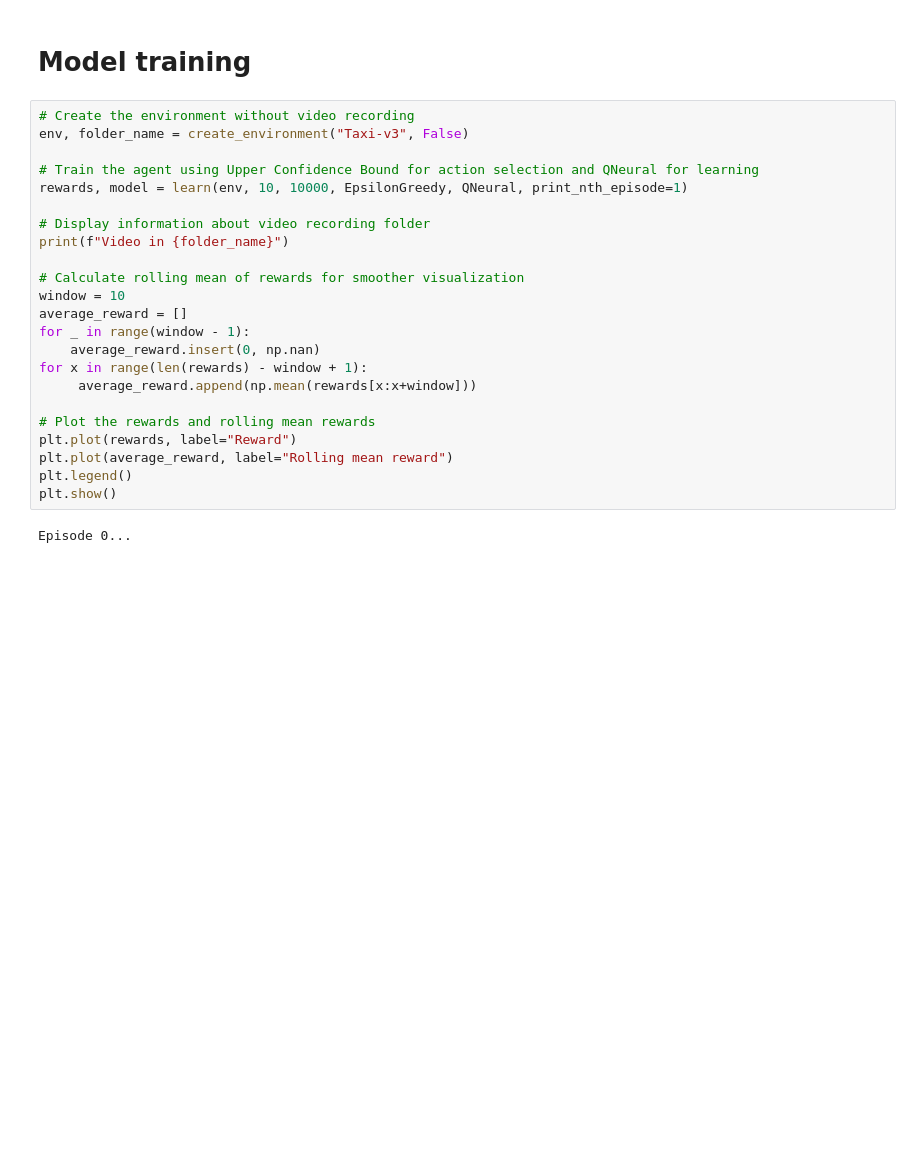
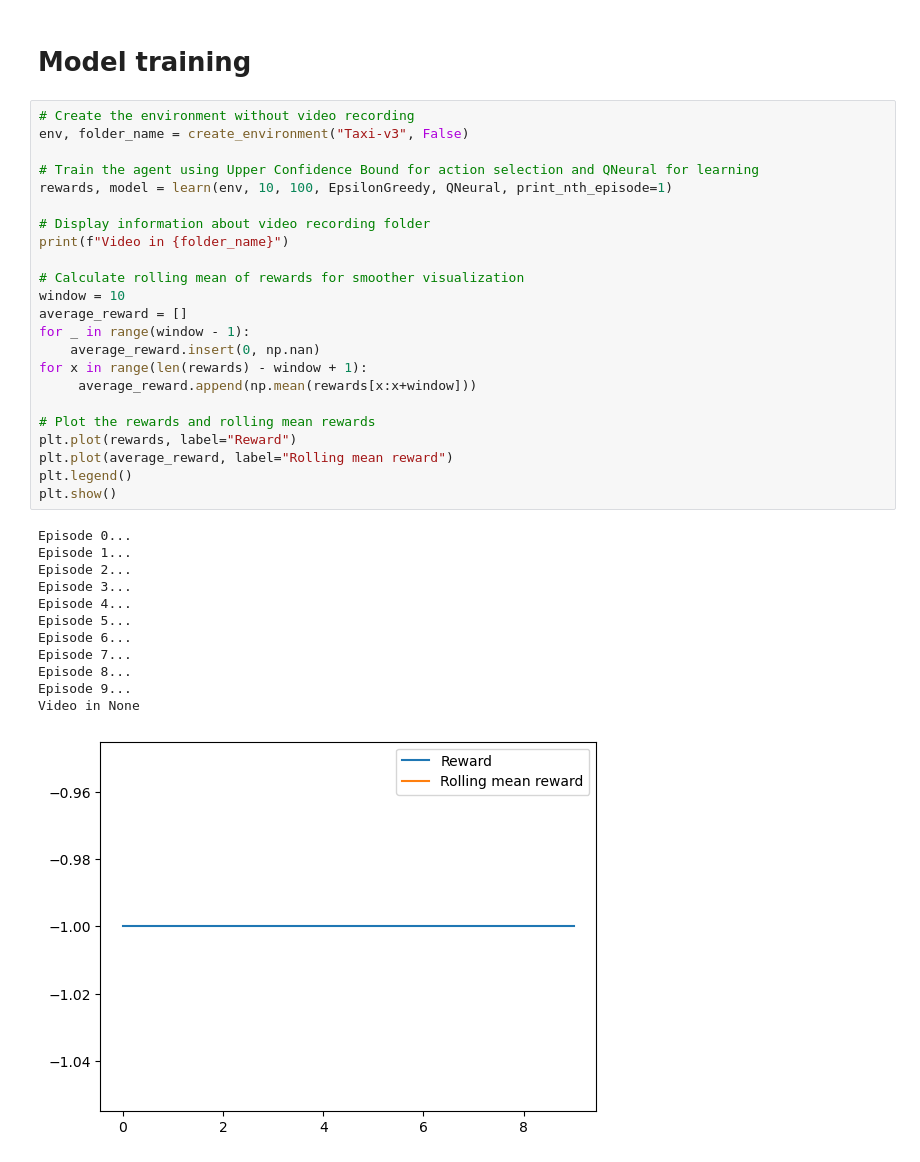
Before and after one commit to shmnrr/CS4049_ASS2, a Jupyter notebook: assessment2.ipynb, the cells around one changed output. Saved outputs shown, nothing was run; the diff lists cells and outputs as text; blank space fills up the shorter version.

```diff
--- a/assessment2.ipynb
+++ b/assessment2.ipynb
@@ -444,28 +442,39 @@ def learn(env, num_episodes: int, max_steps_per_episode: int, selection_method,
 # %%
 # Create the environment without video recording
 env, folder_name = create_environment("Taxi-v3", False)
 
 # Train the agent using Upper Confidence Bound for action selection and QNeural for learning
-rewards, model = learn(env, 10, 10000, EpsilonGreedy, QNeural, print_nth_episode=1)
+rewards, model = learn(env, 10, 100, EpsilonGreedy, QNeural, print_nth_episode=1)
 
 # Display information about video recording folder
 print(f"Video in {folder_name}")
 
 # Calculate rolling mean of rewards for smoother visualization
 window = 10
 average_reward = []
 for _ in range(window - 1):
     average_reward.insert(0, np.nan)
 for x in range(len(rewards) - window + 1):
      average_reward.append(np.mean(rewards[x:x+window]))
 
 # Plot the rewards and rolling mean rewards
 plt.plot(rewards, label="Reward")
 plt.plot(average_reward, label="Rolling mean reward")
 plt.legend()
 plt.show()
 # %% [output]
 Episode 0...
+Episode 1...
+Episode 2...
+Episode 3...
+Episode 4...
+Episode 5...
+Episode 6...
+Episode 7...
+Episode 8...
+Episode 9...
+Video in None
+[figure, added]
 # %%
 def train_and_plot(env, num_episodes, max_steps_per_episode, action_selections, learning_method, window=10):
     models = []
```
Also changed, not shown: parts of 4 cells of this notebook.
